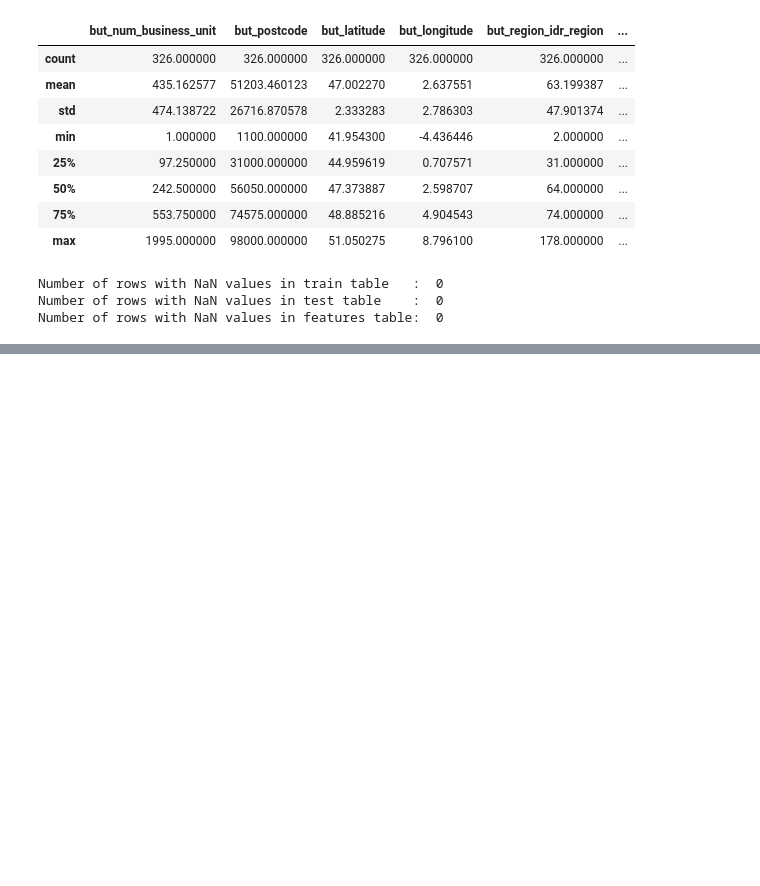
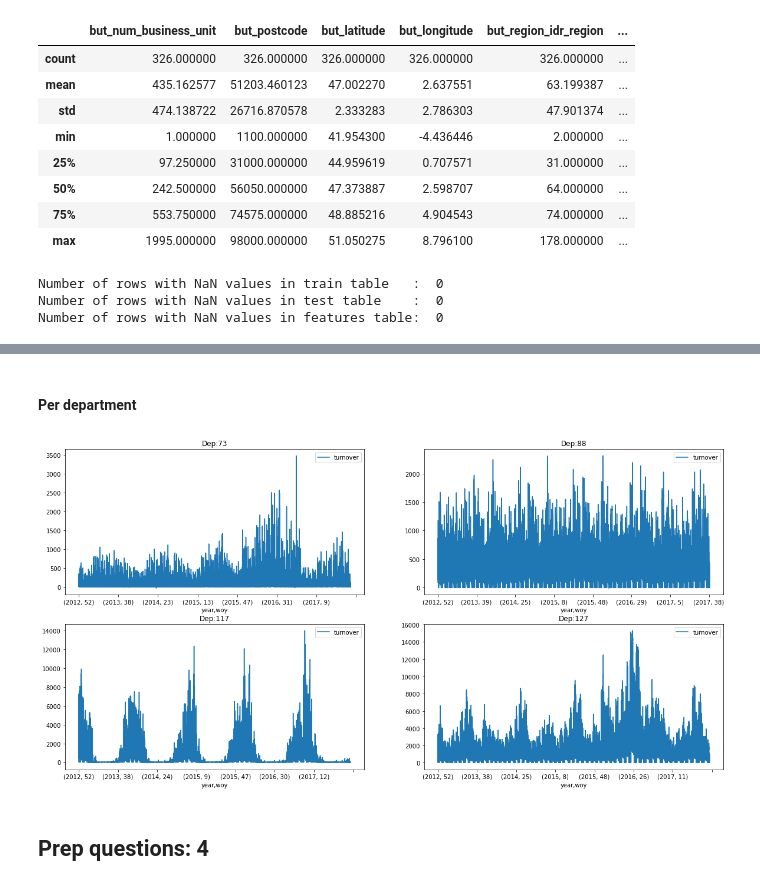
Before and after one commit to YKritet/Decathlon_ML_test, a Jupyter notebook: notebook.ipynb, the cells around one changed output, grey strips where cells are left out. Saved outputs shown, nothing was run; the diff lists cells and outputs as text; code cells hidden in the pictures; blank space fills up the shorter version.

```diff
--- a/notebook.ipynb
+++ b/notebook.ipynb
@@ -212,0 +199,19 @@ for row in range(nrow):
+# %% [markdown]
+#### Per department
+# %%
+counter = 0
+n_rows, n_cols = 2, 2
+deps = df_train['dep'].unique()
+fig, axes = plt.subplots(nrows=n_rows, ncols=n_cols, figsize=(20,10))
+
+for row in range(n_rows):
+    for col in range(n_cols):
+        ax = axes[row,col]
+        sample = df_train.loc[df_train['dep']==deps[counter],:].copy().set_index(['year', 'woy'])
+        sample.plot(y='turnover', ax=ax)
+        ax.set_title(f'Dep:{deps[counter]}')
+        counter += 1
+# %% [output]
+[figure, added]
+# %% [markdown]
+## Prep questions: 4
```
Also changed, not shown: parts of 71 cells of this notebook.
